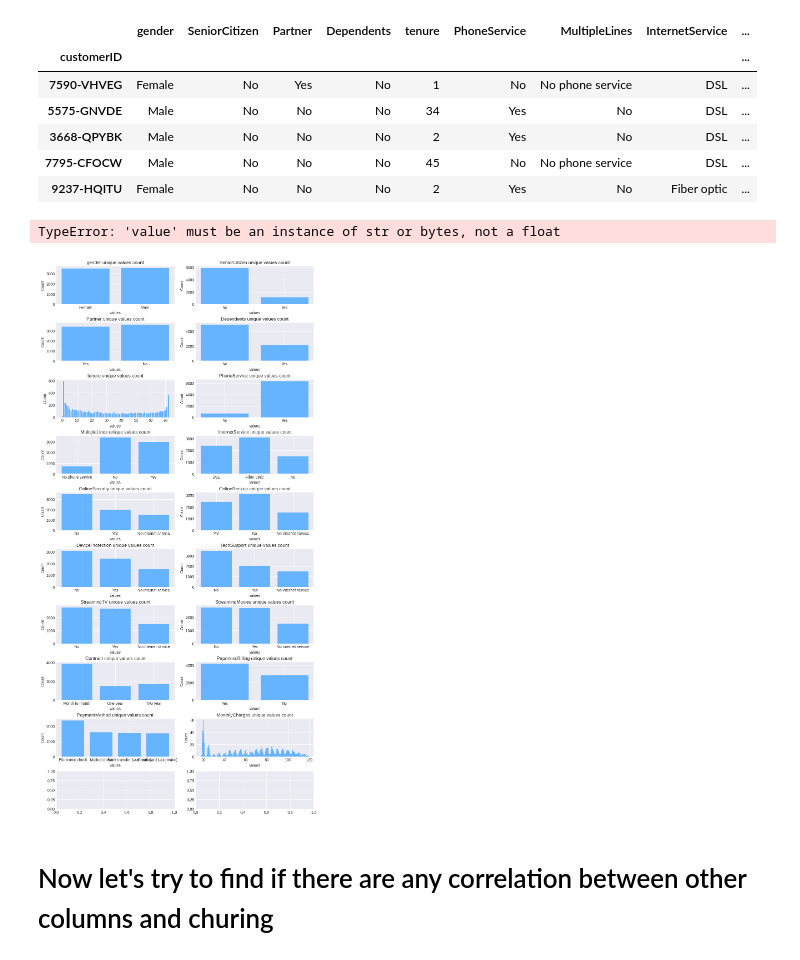
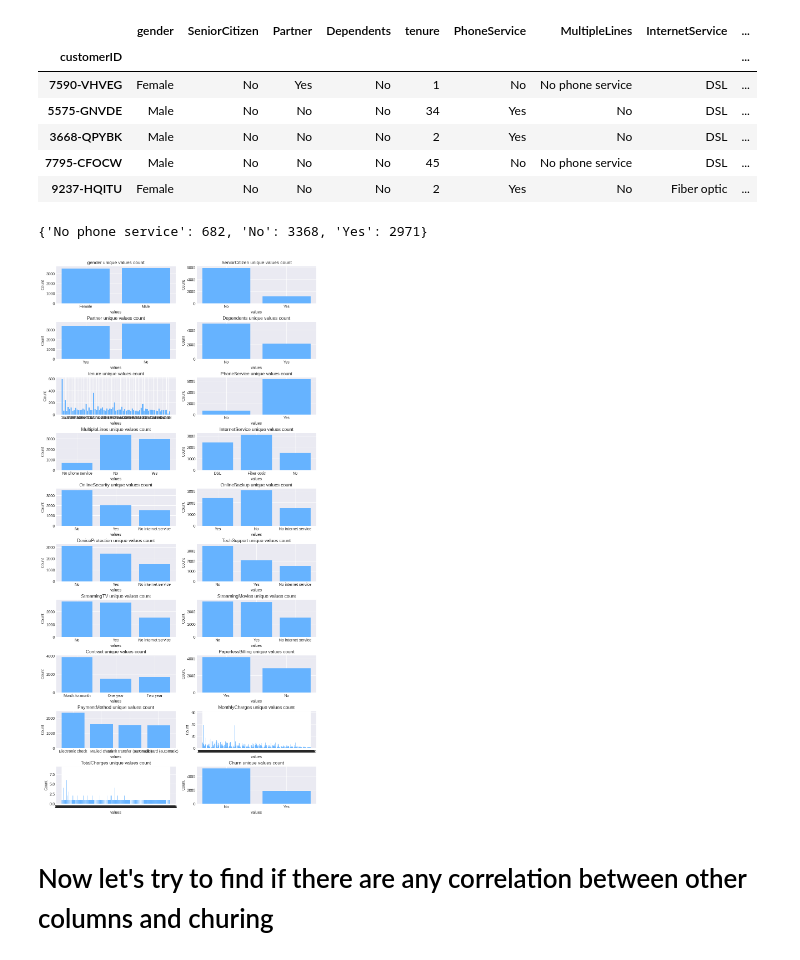
Before and after one commit to hajarmst211/customer_churn_prediction, a Jupyter notebook: notebooks/exploration.ipynb, the cells around one changed output. Cells and saved outputs as stored; diff of their text form; code cells hidden in the pictures.

```diff
--- a/notebooks/exploration.ipynb
+++ b/notebooks/exploration.ipynb
@@ -210,32 +213,36 @@ def uniques_dictionary(column):
     return uniques_dictionary
 
 dict = uniques_dictionary("MultipleLines")
+dict
+# %% [output]
+{'No phone service': 682, 'No': 3368, 'Yes': 2971}
 # %%
 def plot_unique_values():
     columns = df.columns
     n_cols = 2
     n_rows = (len(columns)+1)//2
     figure, axes = plt.subplots(
                                 n_rows ,
                                 n_cols,
                                 figsize = (10,2*n_rows),
                                 constrained_layout=True)
 
     axes = axes.flatten()
     for i,column in enumerate(columns):
         value_counts = uniques_dictionary(column)
+        x_labels = [str(k) for k in value_counts.keys()]
+        y_values = list(value_counts.values())
 
-        axes[i].bar(value_counts.keys(), value_counts.values(), color = '#66b3ff')
+        axes[i].bar(x_labels, y_values, color = '#66b3ff')
         axes[i].set_title(f"{column} unique values count")
         axes[i].set_ylabel("Count")
         axes[i].set_xlabel("values")
 
     plt.show()
 
 plot_unique_values()
 # %% [output]
-TypeError: 'value' must be an instance of str or bytes, not a float
-[figure, old version]
+[figure, new version]
 # %% [markdown]
 # Now let's try to find if there are any correlation between other columns and churing
 # %%
```
Also changed, not shown: parts of 7 cells of this notebook, 1 other file.
